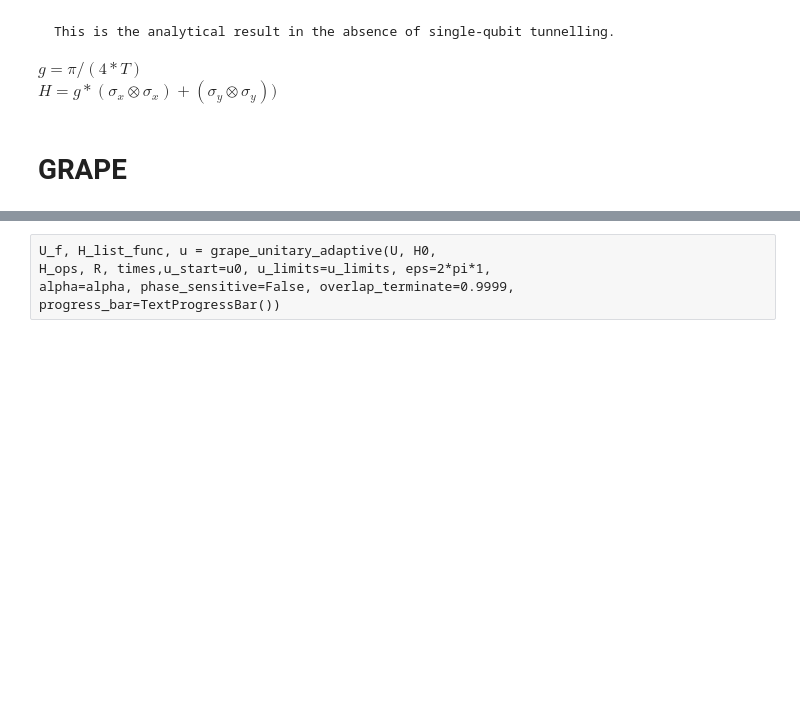
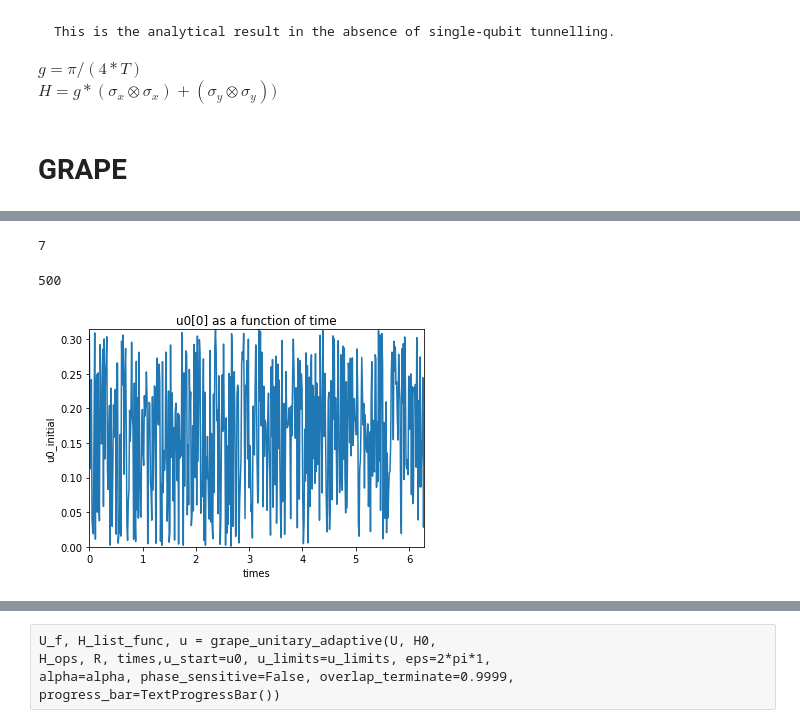
Before and after one commit to TejasAvinashShetty/openq_grape, a Jupyter notebook: GRAPE_pristine/c-g-cnot-explained.ipynb, the cells around one changed output, grey strips where cells are left out. Drawn from its saved outputs; the diff is of its cells as text; code cells hidden in the pictures; blank space fills up the shorter version.

```diff
--- a/GRAPE_pristine/c-g-cnot-explained.ipynb
+++ b/GRAPE_pristine/c-g-cnot-explained.ipynb
@@ -95,0 +113,16 @@ u0
+# %%
+len(u0)
+# %% [output]
+7
+# %%
+len(u0[0])
+# %% [output]
+500
+# %%
+ax = plt.axes()
+ax.plot(times, u0[0])
+ax.set(xlim=(0, T), ylim=(0, 2 * np.pi * 0.05),
+       xlabel='times', ylabel='u0_initial',
+       title='u0[0] as a function of time');
+# %% [output]
+[figure, added]
```
Also changed, not shown: parts of 41 cells of this notebook, 4 other files.
